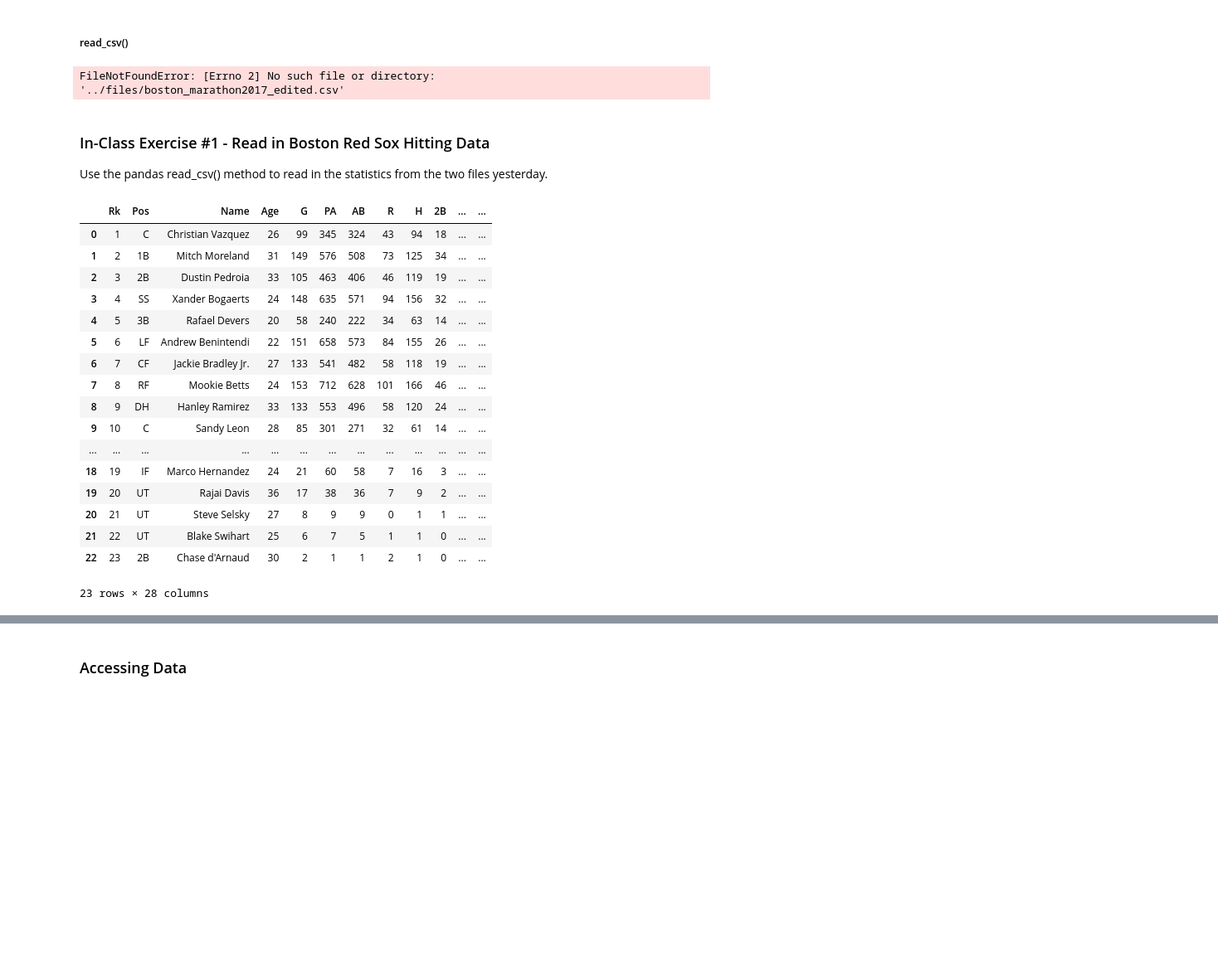
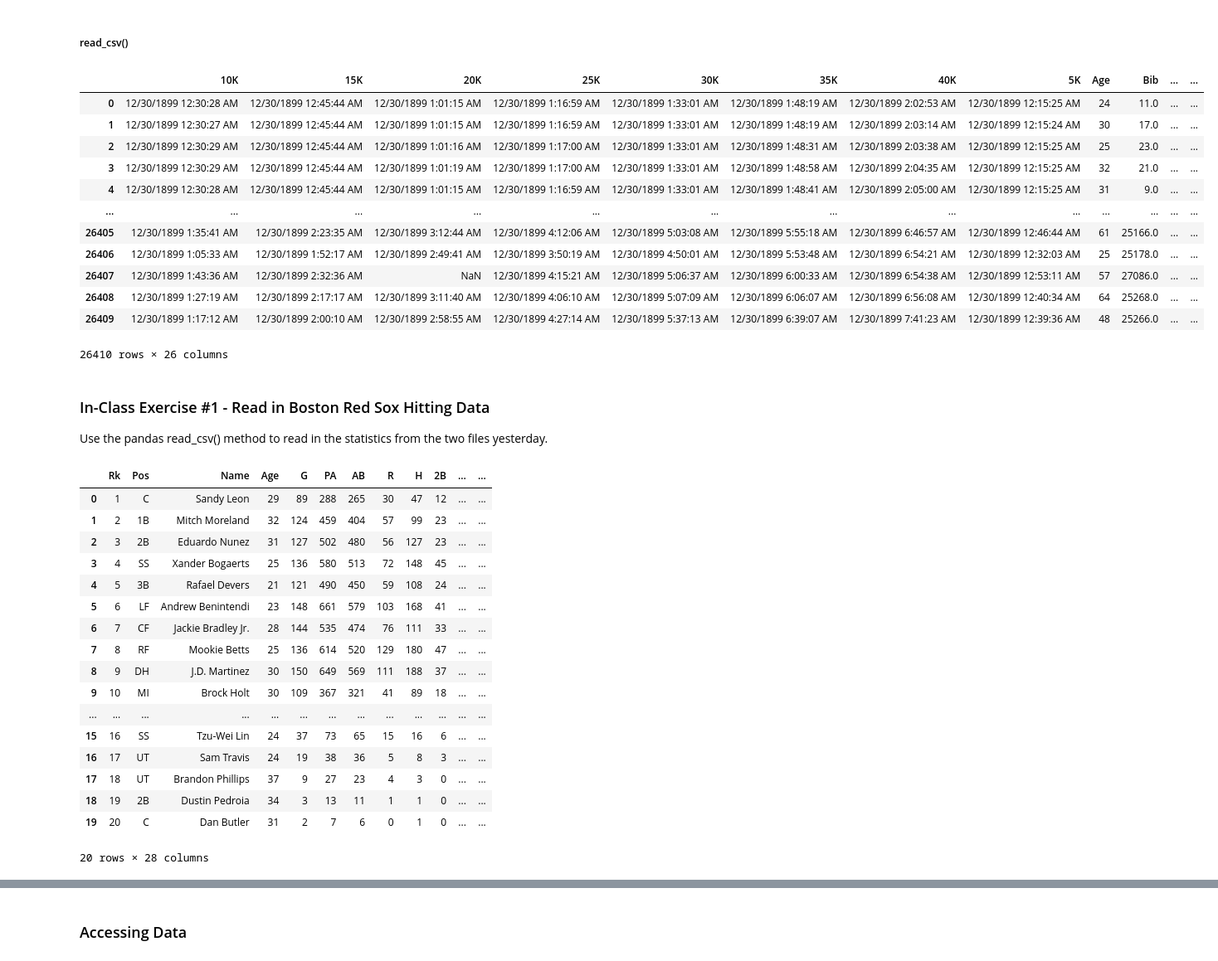
Before and after one commit to lonier4/data_science_day2hw, a Jupyter notebook: Data_Science_Day_2_Pandas-Lecture-NoExercises.ipynb, the cells around one changed output, grey strips where cells are left out. Shown: that part at 83% size. Cells and saved outputs as stored; diff of their text form; code cells hidden in the pictures; blank space fills up the shorter version.

```diff
--- a/Data_Science_Day_2_Pandas-Lecture-NoExercises.ipynb
+++ b/Data_Science_Day_2_Pandas-Lecture-NoExercises.ipynb
@@ -118,36 +118,45 @@ data
 # %%
 # pd.set_option('display.max_columns', None)
 # pd.set_option('display.max_rows', None)
 
-marathon = pd.read_csv('../files/boston_marathon2017_edited.csv', sep = ',')
+marathon = pd.read_csv('boston_marathon2017_edited.csv', sep = ',')
 marathon
 # %% [output]
+|  | 10K | 15K | 20K | 25K | 30K | 35K | 40K | 5K | Age | Bib | ... | ... |
+| 0 | 12/30/1899 12:30:28 AM | 12/30/1899 12:45:44 AM | 12/30/1899 1:01:15 AM | 12/30/1899 1:16:59 AM | 12/30/1899 1:33:01 AM | 12/30/1899 1:48:19 AM | 12/30/1899 2:02:53 AM | 12/30/1899 12:15:25 AM | 24 | 11.0 | ... | ... |
+| 1 | 12/30/1899 12:30:27 AM | 12/30/1899 12:45:44 AM | 12/30/1899 1:01:15 AM | 12/30/1899 1:16:59 AM | 12/30/1899 1:33:01 AM | 12/30/1899 1:48:19 AM | 12/30/1899 2:03:14 AM | 12/30/1899 12:15:24 AM | 30 | 17.0 | ... | ... |
+| 2 | 12/30/1899 12:30:29 AM | 12/30/1899 12:45:44 AM | 12/30/1899 1:01:16 AM | 12/30/1899 1:17:00 AM | 12/30/1899 1:33:01 AM | 12/30/1899 1:48:31 AM | 12/30/1899 2:03:38 AM | 12/30/1899 12:15:25 AM | 25 | 23.0 | ... | ... |
+| 3 | 12/30/1899 12:30:29 AM | 12/30/1899 12:45:44 AM | 12/30/1899 1:01:19 AM | 12/30/1899 1:17:00 AM | 12/30/1899 1:33:01 AM | 12/30/1899 1:48:58 AM | 12/30/1899 2:04:35 AM | 12/30/1899 12:15:25 AM | 32 | 21.0 | ... | ... |
+| 4 | 12/30/1899 12:30:28 AM | 12/30/1899 12:45:44 AM | 12/30/1899 1:01:15 AM | 12/30/1899 1:16:59 AM | 12/30/1899 1:33:01 AM | 12/30/1899 1:48:41 AM | 12/30/1899 2:05:00 AM | 12/30/1899 12:15:25 AM | 31 | 9.0 | ... | ... |
+| ... | ... | ... | ... | ... | ... | ... | ... | ... | ... | ... | ... | ... |
+| 26405 | 12/30/1899 1:35:41 AM | 12/30/1899 2:23:35 AM | 12/30/1899 3:12:44 AM | 12/30/1899 4:12:06 AM | 12/30/1899 5:03:08 AM | 12/30/1899 5:55:18 AM | 12/30/1899 6:46:57 AM | 12/30/1899 12:46:44 AM | 61 | 25166.0 | ... | ... |
+| 26406 | 12/30/1899 1:05:33 AM | 12/30/1899 1:52:17 AM | 12/30/1899 2:49:41 AM | 12/30/1899 3:50:19 AM | 12/30/1899 4:50:01 AM | 12/30/1899 5:53:48 AM | 12/30/1899 6:54:21 AM | 12/30/1899 12:32:03 AM | 25 | 25178.0 | ... | ... |
+| 26407 | 12/30/1899 1:43:36 AM | 12/30/1899 2:32:36 AM | NaN | 12/30/1899 4:15:21 AM | 12/30/1899 5:06:37 AM | 12/30/1899 6:00:33 AM | 12/30/1899 6:54:38 AM | 12/30/1899 12:53:11 AM | 57 | 27086.0 | ... | ... |
+| 26408 | 12/30/1899 1:27:19 AM | 12/30/1899 2:17:17 AM | 12/30/1899 3:11:40 AM | 12/30/1899 4:06:10 AM | 12/30/1899 5:07:09 AM | 12/30/1899 6:06:07 AM | 12/30/1899 6:56:08 AM | 12/30/1899 12:40:34 AM | 64 | 25268.0 | ... | ... |
+| 26409 | 12/30/1899 1:17:12 AM | 12/30/1899 2:00:10 AM | 12/30/1899 2:58:55 AM | 12/30/1899 4:27:14 AM | 12/30/1899 5:37:13 AM | 12/30/1899 6:39:07 AM | 12/30/1899 7:41:23 AM | 12/30/1899 12:39:36 AM | 48 | 25266.0 | ... | ... |
-FileNotFoundError: [Errno 2] No such file or directory: '../files/boston_marathon2017_edited.csv'
+26410 rows × 26 columns
 # %% [markdown]
 ### In-Class Exercise #1 - Read in Boston Red Sox Hitting Data <br>
 <p>Use the pandas read_csv() method to read in the statistics from the two files yesterday.</p>
 # %%
 boston2018 = pd.read_csv('redsox_2018_hitting.txt')
 boston2018
-
-boston2017 = pd.read_csv('redsox_2017_hitting.txt')
-boston2017
 # %% [output]
 |  | Rk | Pos | Name | Age | G | PA | AB | R | H | 2B | ... | ... |
-| 0 | 1 | C | Christian Vazquez | 26 | 99 | 345 | 324 | 43 | 94 | 18 | ... | ... |
-| 1 | 2 | 1B | Mitch Moreland | 31 | 149 | 576 | 508 | 73 | 125 | 34 | ... | ... |
-| 2 | 3 | 2B | Dustin Pedroia | 33 | 105 | 463 | 406 | 46 | 119 | 19 | ... | ... |
-| 3 | 4 | SS | Xander Bogaerts | 24 | 148 | 635 | 571 | 94 | 156 | 32 | ... | ... |
-| 4 | 5 | 3B | Rafael Devers | 20 | 58 | 240 | 222 | 34 | 63 | 14 | ... | ... |
-| 5 | 6 | LF | Andrew Benintendi | 22 | 151 | 658 | 573 | 84 | 155 | 26 | ... | ... |
-| 6 | 7 | CF | Jackie Bradley Jr. | 27 | 133 | 541 | 482 | 58 | 118 | 19 | ... | ... |
-| 7 | 8 | RF | Mookie Betts | 24 | 153 | 712 | 628 | 101 | 166 | 46 | ... | ... |
-| 8 | 9 | DH | Hanley Ramirez | 33 | 133 | 553 | 496 | 58 | 120 | 24 | ... | ... |
-| 9 | 10 | C | Sandy Leon | 28 | 85 | 301 | 271 | 32 | 61 | 14 | ... | ... |
+| 0 | 1 | C | Sandy Leon | 29 | 89 | 288 | 265 | 30 | 47 | 12 | ... | ... |
+| 1 | 2 | 1B | Mitch Moreland | 32 | 124 | 459 | 404 | 57 | 99 | 23 | ... | ... |
+| 2 | 3 | 2B | Eduardo Nunez | 31 | 127 | 502 | 480 | 56 | 127 | 23 | ... | ... |
+| 3 | 4 | SS | Xander Bogaerts | 25 | 136 | 580 | 513 | 72 | 148 | 45 | ... | ... |
+| 4 | 5 | 3B | Rafael Devers | 21 | 121 | 490 | 450 | 59 | 108 | 24 | ... | ... |
+| 5 | 6 | LF | Andrew Benintendi | 23 | 148 | 661 | 579 | 103 | 168 | 41 | ... | ... |
+| 6 | 7 | CF | Jackie Bradley Jr. | 28 | 144 | 535 | 474 | 76 | 111 | 33 | ... | ... |
+| 7 | 8 | RF | Mookie Betts | 25 | 136 | 614 | 520 | 129 | 180 | 47 | ... | ... |
+| 8 | 9 | DH | J.D. Martinez | 30 | 150 | 649 | 569 | 111 | 188 | 37 | ... | ... |
+| 9 | 10 | MI | Brock Holt | 30 | 109 | 367 | 321 | 41 | 89 | 18 | ... | ... |
 | ... | ... | ... | ... | ... | ... | ... | ... | ... | ... | ... | ... | ... |
-| 18 | 19 | IF | Marco Hernandez | 24 | 21 | 60 | 58 | 7 | 16 | 3 | ... | ... |
-| 19 | 20 | UT | Rajai Davis | 36 | 17 | 38 | 36 | 7 | 9 | 2 | ... | ... |
-| 20 | 21 | UT | Steve Selsky | 27 | 8 | 9 | 9 | 0 | 1 | 1 | ... | ... |
-| 21 | 22 | UT | Blake Swihart | 25 | 6 | 7 | 5 | 1 | 1 | 0 | ... | ... |
-| 22 | 23 | 2B | Chase d'Arnaud | 30 | 2 | 1 | 1 | 2 | 1 | 0 | ... | ... |
+| 15 | 16 | SS | Tzu-Wei Lin | 24 | 37 | 73 | 65 | 15 | 16 | 6 | ... | ... |
+| 16 | 17 | UT | Sam Travis | 24 | 19 | 38 | 36 | 5 | 8 | 3 | ... | ... |
+| 17 | 18 | UT | Brandon Phillips | 37 | 9 | 27 | 23 | 4 | 3 | 0 | ... | ... |
+| 18 | 19 | 2B | Dustin Pedroia | 34 | 3 | 13 | 11 | 1 | 1 | 0 | ... | ... |
+| 19 | 20 | C | Dan Butler | 31 | 2 | 7 | 6 | 0 | 1 | 0 | ... | ... |
-23 rows × 28 columns
+20 rows × 28 columns
```
Also changed, not shown: parts of 32 cells of this notebook.
